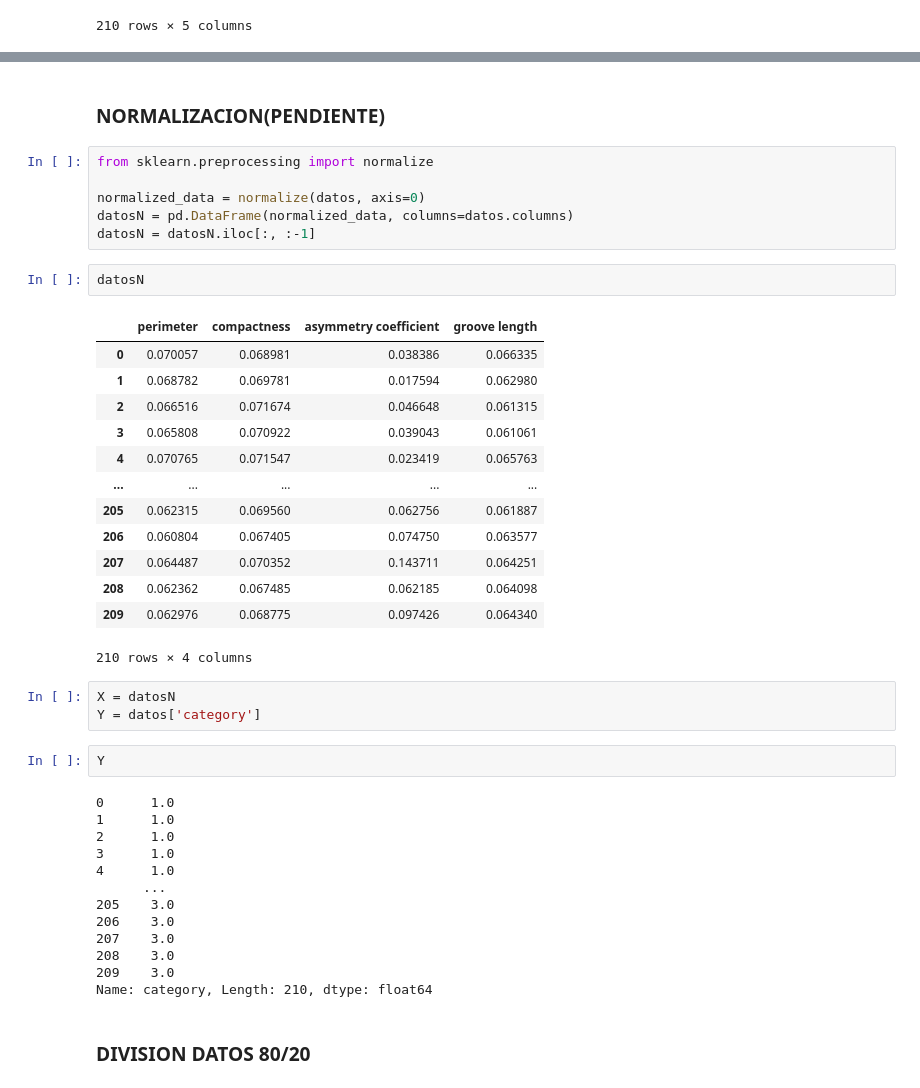
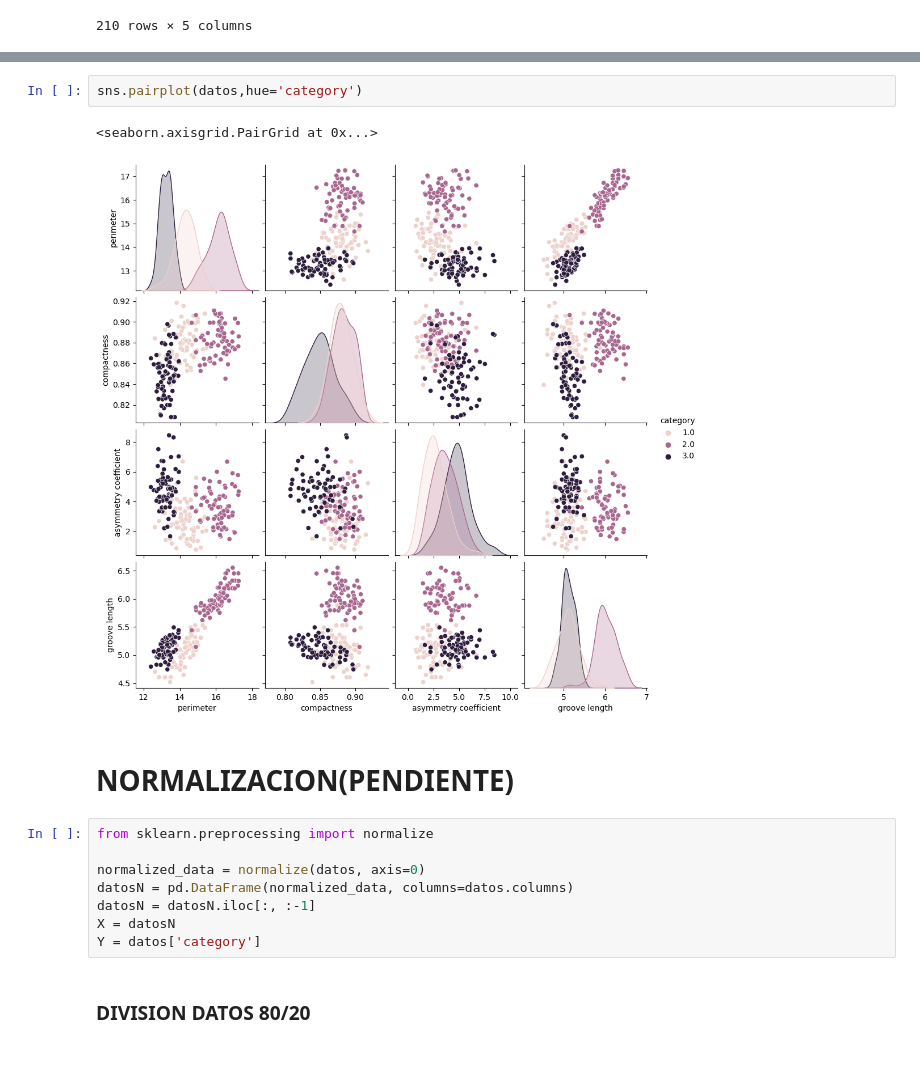
Before and after one commit to Eriik12/PROYECTO, a Jupyter notebook: TRIGO/Untitled.ipynb, the cells around one changed output, grey strips where cells are left out. Saved outputs shown, nothing was run; the diff lists cells and outputs as text; blank space fills up the shorter version.

```diff
--- a/TRIGO/Untitled.ipynb
+++ b/TRIGO/Untitled.ipynb
@@ -92,45 +93,18 @@ cor
+# %%
+sns.pairplot(datos,hue='category')
+# %% [output]
+<seaborn.axisgrid.PairGrid at 0x...>
+[figure, added]
 # %% [markdown]
-### NORMALIZACION(PENDIENTE)
+# NORMALIZACION(PENDIENTE)
 # %%
 from sklearn.preprocessing import normalize
 
 normalized_data = normalize(datos, axis=0)
 datosN = pd.DataFrame(normalized_data, columns=datos.columns)
 datosN = datosN.iloc[:, :-1]
+X = datosN
+Y = datos['category']
-# %%
-datosN
-# %% [output]
-|  | perimeter | compactness | asymmetry coefficient | groove length |
-| 0 | 0.070057 | 0.068981 | 0.038386 | 0.066335 |
-| 1 | 0.068782 | 0.069781 | 0.017594 | 0.062980 |
-| 2 | 0.066516 | 0.071674 | 0.046648 | 0.061315 |
-| 3 | 0.065808 | 0.070922 | 0.039043 | 0.061061 |
-| 4 | 0.070765 | 0.071547 | 0.023419 | 0.065763 |
-| ... | ... | ... | ... | ... |
-| 205 | 0.062315 | 0.069560 | 0.062756 | 0.061887 |
-| 206 | 0.060804 | 0.067405 | 0.074750 | 0.063577 |
-| 207 | 0.064487 | 0.070352 | 0.143711 | 0.064251 |
-| 208 | 0.062362 | 0.067485 | 0.062185 | 0.064098 |
-| 209 | 0.062976 | 0.068775 | 0.097426 | 0.064340 |
-210 rows × 4 columns
-# %%
-X = datosN
-Y = datos['category']
-# %%
-Y
-# %% [output]
-0      1.0
-1      1.0
-2      1.0
-3      1.0
-4      1.0
-      ...
-205    3.0
-206    3.0
-207    3.0
-208    3.0
-209    3.0
-Name: category, Length: 210, dtype: float64
 # %% [markdown]
 ### DIVISION DATOS 80/20
 # %%
```
Also changed, not shown: parts of 12 cells of this notebook.
